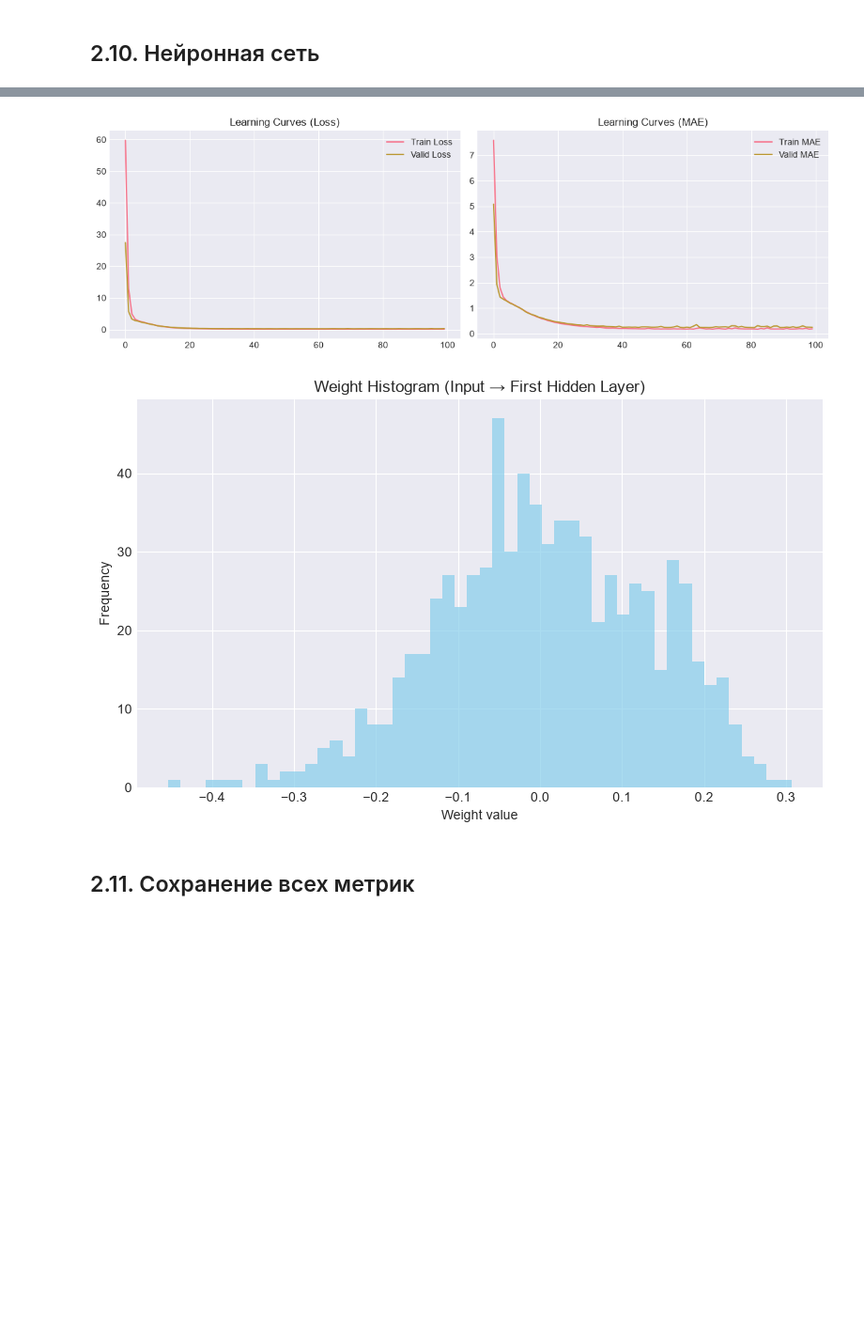
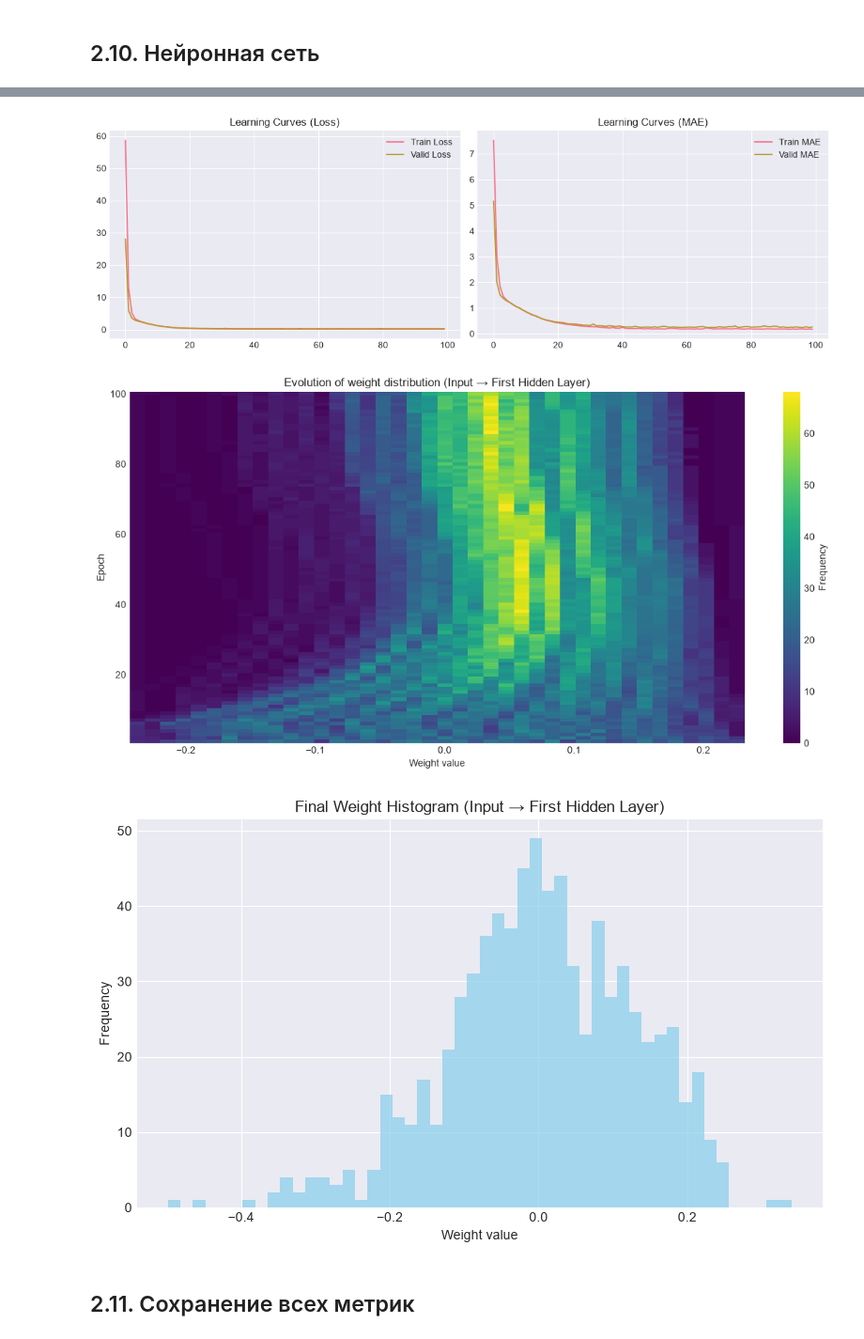
Before and after one commit to Dinmir331/tpu_8EM51_ML_course, a Jupyter notebook: model_training.ipynb, the cells around one changed output, grey strips where cells are left out. Shown at 94% size. Saved outputs shown, nothing was run; the diff lists cells and outputs as text; code cells hidden in the pictures; blank space fills up the shorter version.

```diff
--- a/model_training.ipynb
+++ b/model_training.ipynb
@@ -256,6 +251,20 @@ model.compile(
     metrics=['mae']
 )
 
+# --- Кастомный колбэк для сохранения весов на каждой эпохе ---
+class WeightHistory(keras.callbacks.Callback):
+    def __init__(self, layer_index=0):
+        super().__init__()
+        self.layer_index = layer_index
+        self.epoch_weights = []   # список массивов весов после каждой эпохи
+
+    def on_epoch_end(self, epoch, logs=None):
+        weights = self.model.layers[self.layer_index].get_weights()[0].flatten()
+        self.epoch_weights.append(weights.copy())
+
+weight_cb = WeightHistory(layer_index=0)   # сохраняем веса первого скрытого слоя
+
+# Колбэк TensorBoard (для визуализации в реальном времени)
 log_dir = "logs/fit/" + datetime.datetime.now().strftime("%Y%m%d-%H%M%S")
 tensorboard_cb = keras.callbacks.TensorBoard(log_dir=log_dir, histogram_freq=1)
 
@@ -264,7 +273,7 @@ history = model.fit(
     validation_data=(X_valid_scaled, y_valid),
     epochs=nn_params['epochs'],
     batch_size=nn_params['batch_size'],
-    callbacks=[tensorboard_cb],
+    callbacks=[tensorboard_cb, weight_cb],
     verbose=1
 )
 
@@ -281,7 +290,7 @@ all_metrics['neural_network'] = {
 }
 print(f"MSE: {mse_nn:.4f}, MAE: {mae_nn:.4f}, R2: {r2_nn:.4f}")
 
-# Кривые обучения
+# --- Кривые обучения ---
 plt.figure(figsize=(12,4))
 plt.subplot(1,2,1)
 plt.plot(history.history['loss'], label='Train Loss')
@@ -301,11 +310,36 @@ plt.show()
 hist_df = pd.DataFrame(history.history)
 hist_df.to_csv('data/processed/nn_training_curves.csv', index=False)
 
-# Гистограмма весов первого скрытого слоя
+# --- 3D‑визуализация эволюции распределения весов ---
+# Для первого скрытого слоя
+epochs = range(1, len(weight_cb.epoch_weights)+1)
+# Строим гистограммы для всех эпох, объединяя данные в виде тепловой карты
+bins = 40
+hist_data = []
+bin_edges = None
+for w in weight_cb.epoch_weights:
+    counts, edges = np.histogram(w, bins=bins)
+    hist_data.append(counts)
+    if bin_edges is None:
+        bin_edges = edges
+hist_data = np.array(hist_data)   # shape (num_epochs, bins)
+
+# Визуализация в виде pcolormesh
+plt.figure(figsize=(12,6))
+plt.pcolormesh(bin_edges[:-1], list(epochs), hist_data, shading='auto', cmap='viridis')
+plt.colorbar(label='Frequency')
+plt.xlabel('Weight value')
+plt.ylabel('Epoch')
+plt.title('Evolution of weight distribution (Input → First Hidden Layer)')
+plt.tight_layout()
+plt.savefig('data/processed/nn_weight_evolution.png')
+plt.show()
+
+# Альтернативно – итоговая гистограмма весов (как раньше)
 plt.figure(figsize=(8,5))
-weights = model.layers[0].get_weights()[0].flatten()
-plt.hist(weights, bins=50, alpha=0.7, color='skyblue')
-plt.title('Weight Histogram (Input → First Hidden Layer)')
+final_weights = weight_cb.epoch_weights[-1]
+plt.hist(final_weights, bins=50, alpha=0.7, color='skyblue')
+plt.title('Final Weight Histogram (Input → First Hidden Layer)')
 plt.xlabel('Weight value')
 plt.ylabel('Frequency')
 plt.tight_layout()
@@ -332,4 +366,5 @@ MSE: 0.1885, MAE: 0.2118, R2: 0.7719
 [figure]
-[figure, old version]
+[figure, new version]
+[figure, added]
 # %% [markdown]
 ## 2.11. Сохранение всех метрик
```
Also changed, not shown: parts of 3 cells of this notebook, 17 other files.
